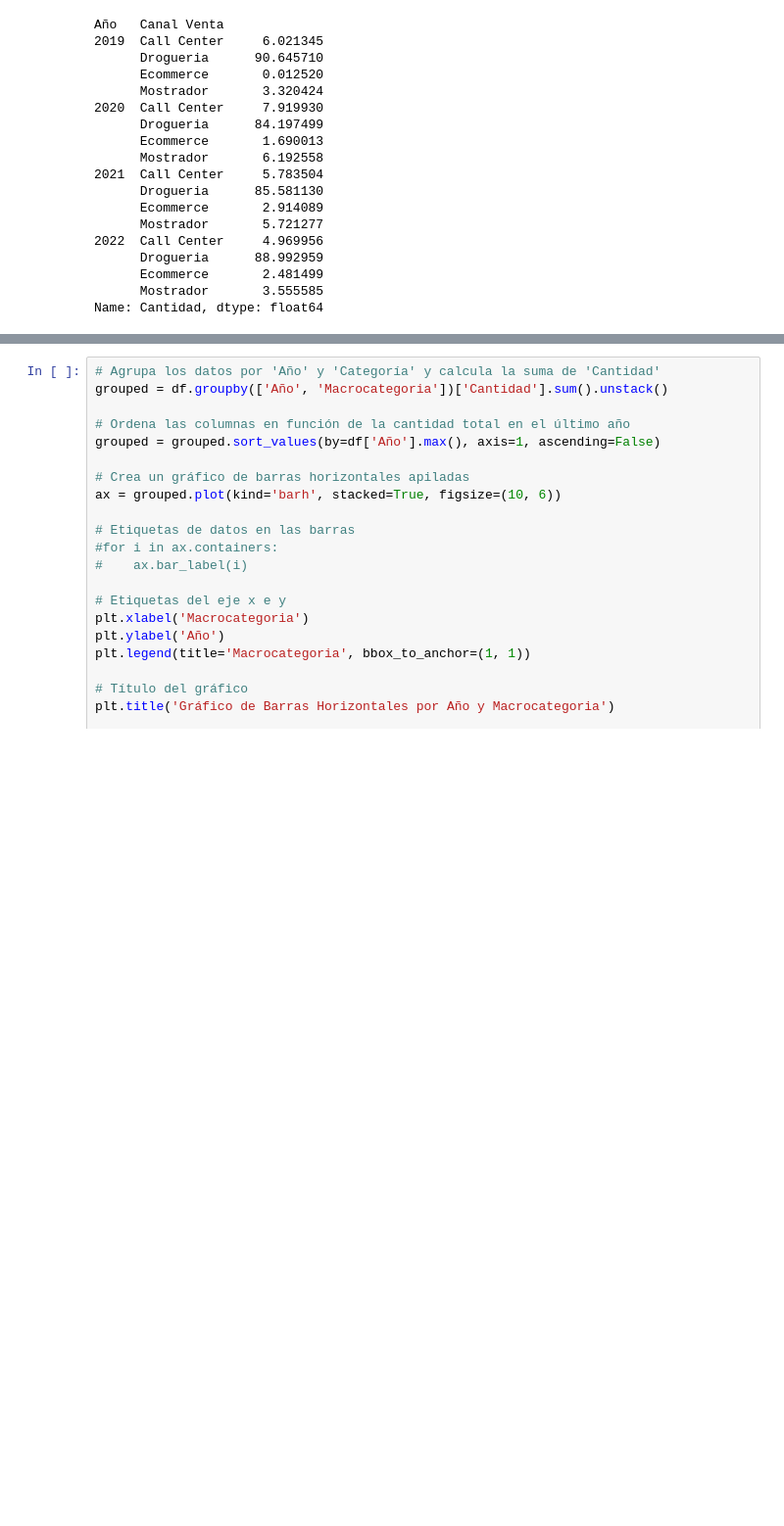
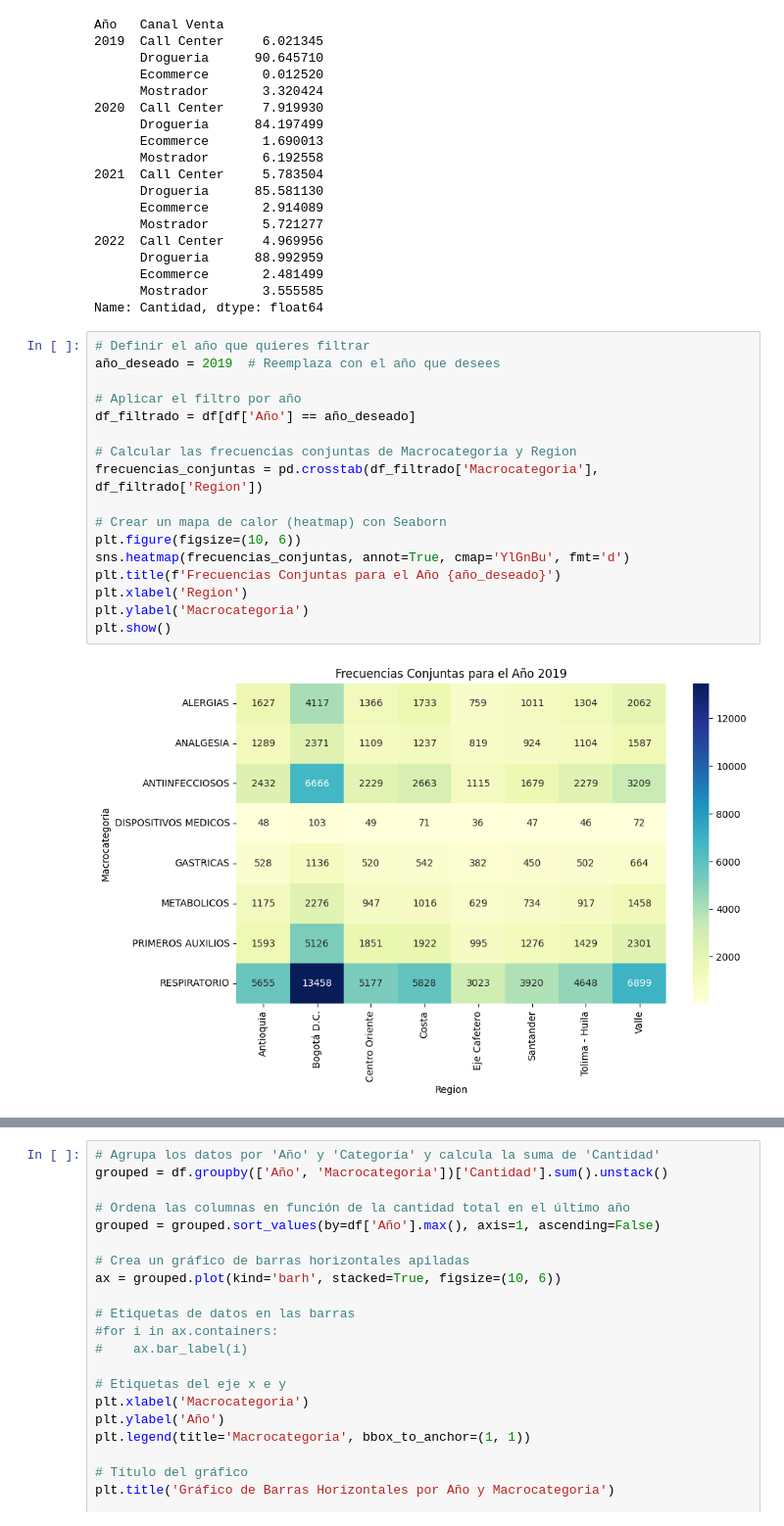
Before and after one commit to jedapeso/iberocloud, a Jupyter notebook: AED_fase1.ipynb, the cells around one changed output, grey strips where cells are left out. Shown at 98% size. Drawn from its saved outputs; the diff is of its cells as text; blank space fills up the shorter version.

```diff
--- a/AED_fase1.ipynb
+++ b/AED_fase1.ipynb
@@ -171,3 +271,22 @@ Año   Canal Venta
       Ecommerce       2.481499
       Mostrador       3.555585
 Name: Cantidad, dtype: float64
+# %%
+# Definir el año que quieres filtrar
+año_deseado = 2019  # Reemplaza con el año que desees
+
+# Aplicar el filtro por año
+df_filtrado = df[df['Año'] == año_deseado]
+
+# Calcular las frecuencias conjuntas de Macrocategoria y Region
+frecuencias_conjuntas = pd.crosstab(df_filtrado['Macrocategoria'], df_filtrado['Region'])
+
+# Crear un mapa de calor (heatmap) con Seaborn
+plt.figure(figsize=(10, 6))
+sns.heatmap(frecuencias_conjuntas, annot=True, cmap='YlGnBu', fmt='d')
+plt.title(f'Frecuencias Conjuntas para el Año {año_deseado}')
+plt.xlabel('Region')
+plt.ylabel('Macrocategoria')
+plt.show()
+# %% [output]
+[figure, added]
```
Also changed, not shown: parts of 9 cells of this notebook.
